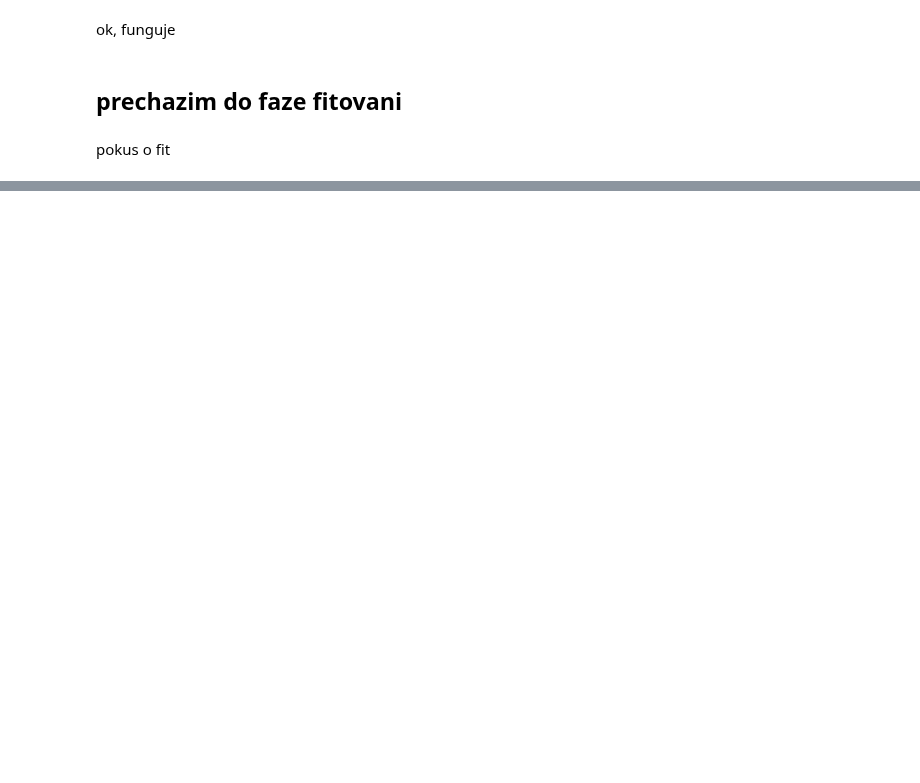
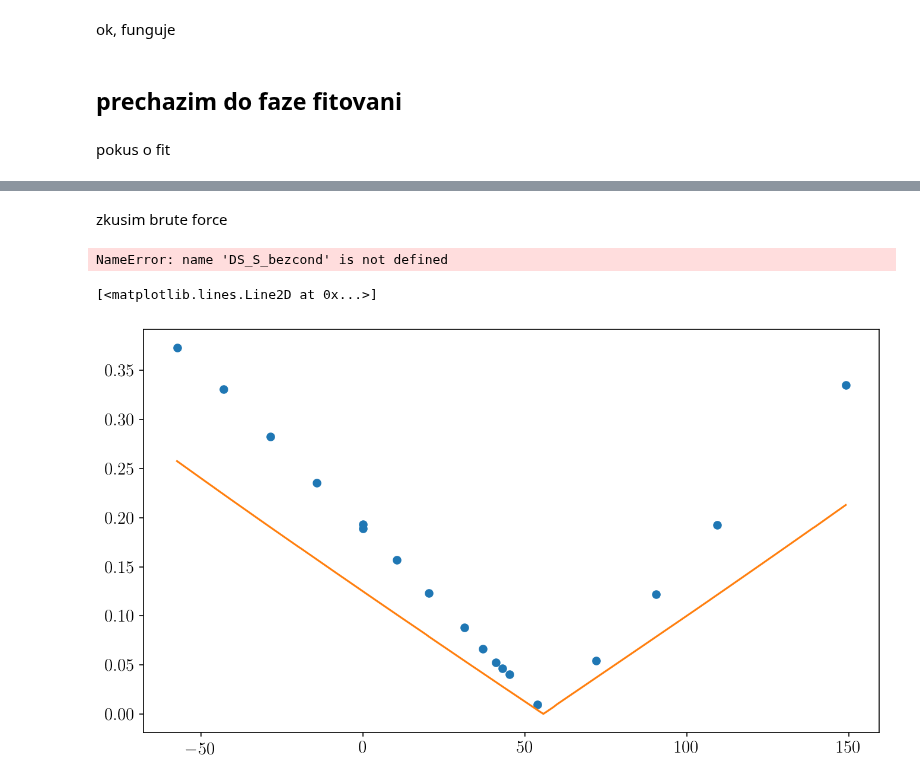
Before and after one commit to dvadlejch/Julia_vypocty_diplomka, a Jupyter notebook: micromotion_measurements/axial_EMM_model_fit.ipynb, the cells around one changed output, grey strips where cells are left out. Cells and saved outputs as stored; diff of their text form; code cells hidden in the pictures; blank space fills up the shorter version.

```diff
--- a/micromotion_measurements/axial_EMM_model_fit.ipynb
+++ b/micromotion_measurements/axial_EMM_model_fit.ipynb
@@ -283,3 +283,19 @@ def E_rf_amp_asym_resid(params, DS_S, z_points, f_interp):
     return( ( DS_S - params[6]*E_rf_asym_amp(Vrf, phi, z_points, f_interp)**2 ) )
 # %% [markdown]
 pokus o fit
+# %%
+from scipy.optimize import least_squares
+
+f_interp = (E_field_rad_jedna, E_field_ax_5, E_field_ax_6) # interpolacni fce jednotkovych osovych poli
+DS_S_bezcond = np.abs(DeltaS_S_ratio)
+
+params0 = [370, 370, 0, 50, 0, 0, 0.1e-2]
+
+#fit = least_squares(E_rf_amp_asym_resid, params0, args=(DS_S_bezcond, z_bezcond*1e6, f_interp),
+#                    bounds=([369,369,0,0,-0.1,-0.5,1e-3],[370,370,100,100,0.1,0.5,5e-2] ), ftol=1e-10,
+#                   method='dogbox')
+
+fit = least_squares(E_rf_amp_asym_resid, params0, args=(DS_S_bezcond, z_bezcond*1e6, f_interp),
+                    bounds=([369,369,0,30,0,0,6e-4],[370,370,5,55,0.01,0.05,5e-3] ), ftol=1e-10,
+                   method='dogbox')
+fit
@@ -285,0 +320,36 @@ pokus o fit
+# %% [markdown]
+zkusim brute force
+# %%
+from scipy.optimize import brute
+
+# funkce vracejici residua brute force
+def E_rf_amp_asym_resid_sum(params, DS_S, z_points, f_interp):
+    # params = [Vrf_1, Vrf_3, Vrf_5, Vrf_6, phi_2, phi_56, scale]
+    # DS_S -> namerene hodnoty amplitudy modulace foton-kor. signaly
+    # z_points -> ztove body v [um]
+
+    Vrf = np.array(params[:4])
+    phi = np.array( [ 0, params[4], params[5] ] )
+
+    return( sum( ( DS_S - params[6]*E_rf_asym_amp(Vrf, phi, z_points, f_interp)**2 ) ) )
+
+#rranges = ( slice(100.0,300.0,5.0), slice(100.0,300.0,5.0), slice(0.0,100.0,1.0), slice(0.0,100.0,1.0),
+#           slice(-0.1,0.1,0.01), slice(-0.5,0.5,0.02), slice(1.0e-3, 5.0e-2, 1.0e-3) )
+rranges = ( (100,300), (100,300), (0,100), (0,100), (-0.1,0.1),(-0.5,0.5),(1e-3,5e-2) )
+
+fit_brute = brute(E_rf_amp_asym_resid_sum, args=(DS_S_bezcond, z_bezcond*1e6, f_interp), ranges=rranges,  full_output=0 , Ns=5)
+# %% [output]
+NameError: name 'DS_S_bezcond' is not defined
+# %%
+# vyploceni fitu
+
+z_fit = np.linspace(z_bezcond.min()*1e6, z_bezcond.max()*1e6, 200)
+E_amp_fit = fit.x[6]* E_rf_asym_amp(fit.x[:4], np.array( [0, fit.x[4], fit.x[5]] ), z_fit, f_interp )
+#E_amp_fit = 0.1e-2* E_rf_asym_amp(np.array([370,370,0,50]), np.array( [0, 0, 0] ), z_fit, f_interp )
+
+plt.figure(figsize=(sizex/my_dpi, sizey/my_dpi), dpi=my_dpi)
+plt.plot(z_bezcond*1e6, np.abs(DeltaS_S_ratio), 'o', label="bez kondiku")
+plt.plot(z_fit, E_amp_fit)
+# %% [output]
+[<matplotlib.lines.Line2D at 0x...>]
+[figure, added]
```
Also changed, not shown: parts of 13 cells of this notebook, 6 other files.
